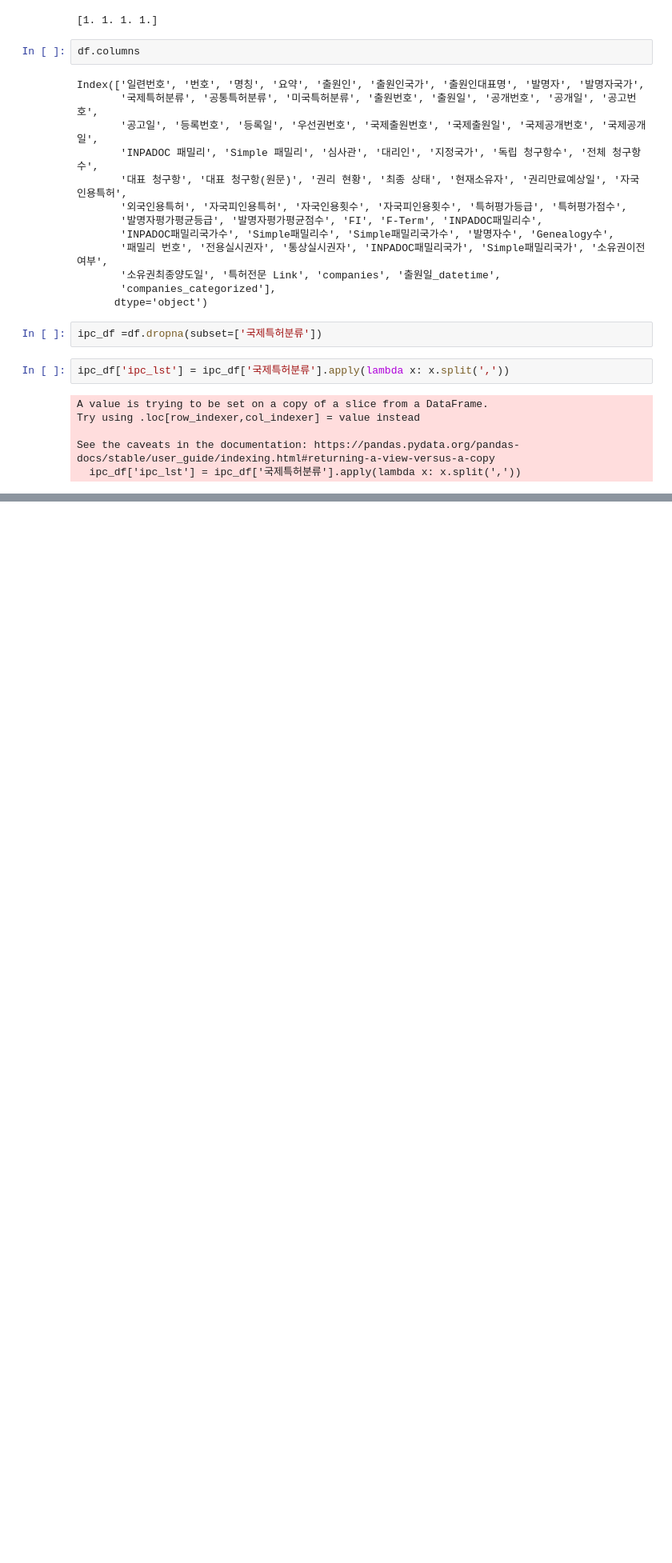
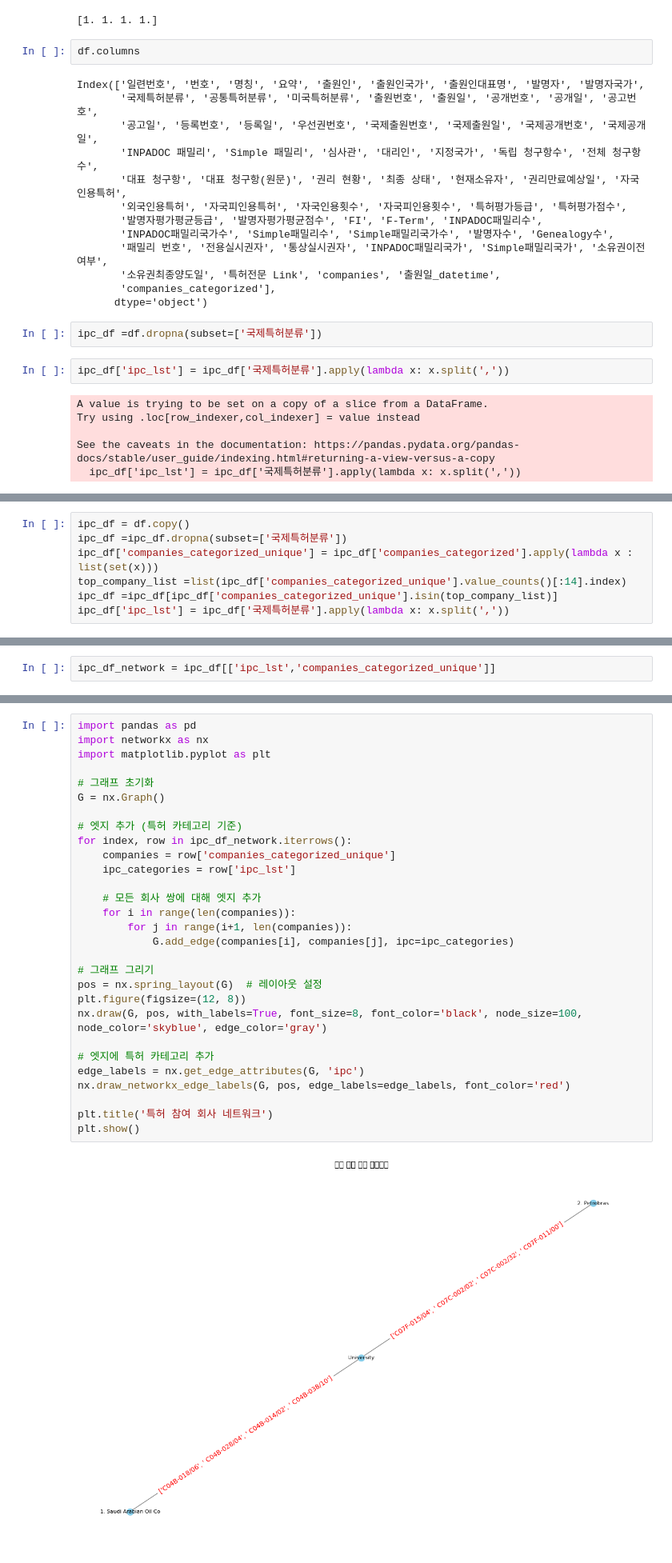
Before and after one commit to kangsunwoo827/tech_pred, a Jupyter notebook: main.ipynb, the cells around one changed output, grey strips where cells are left out. Shown at 80% size. Cells and saved outputs as stored; diff of their text form; blank space fills up the shorter version.

```diff
--- a/main.ipynb
+++ b/main.ipynb
@@ -647,0 +671,7 @@ df
+# %%
+ipc_df = df.copy()
+ipc_df =ipc_df.dropna(subset=['국제특허분류'])
+ipc_df['companies_categorized_unique'] = ipc_df['companies_categorized'].apply(lambda x : list(set(x)))
+top_company_list =list(ipc_df['companies_categorized_unique'].value_counts()[:14].index)
+ipc_df =ipc_df[ipc_df['companies_categorized_unique'].isin(top_company_list)]
+ipc_df['ipc_lst'] = ipc_df['국제특허분류'].apply(lambda x: x.split(','))
@@ -647,0 +693,2 @@ df
+# %%
+ipc_df_network = ipc_df[['ipc_lst','companies_categorized_unique']]
@@ -647,0 +711,31 @@ df
+# %%
+import pandas as pd
+import networkx as nx
+import matplotlib.pyplot as plt
+
+# 그래프 초기화
+G = nx.Graph()
+
+# 엣지 추가 (특허 카테고리 기준)
+for index, row in ipc_df_network.iterrows():
+    companies = row['companies_categorized_unique']
+    ipc_categories = row['ipc_lst']
+
+    # 모든 회사 쌍에 대해 엣지 추가
+    for i in range(len(companies)):
+        for j in range(i+1, len(companies)):
+            G.add_edge(companies[i], companies[j], ipc=ipc_categories)
+
+# 그래프 그리기
+pos = nx.spring_layout(G)  # 레이아웃 설정
+plt.figure(figsize=(12, 8))
+nx.draw(G, pos, with_labels=True, font_size=8, font_color='black', node_size=100, node_color='skyblue', edge_color='gray')
+
+# 엣지에 특허 카테고리 추가
+edge_labels = nx.get_edge_attributes(G, 'ipc')
+nx.draw_networkx_edge_labels(G, pos, edge_labels=edge_labels, font_color='red')
+
+plt.title('특허 참여 회사 네트워크')
+plt.show()
+# %% [output]
+[figure, added]
```
Also changed, not shown: parts of 19 cells of this notebook.
